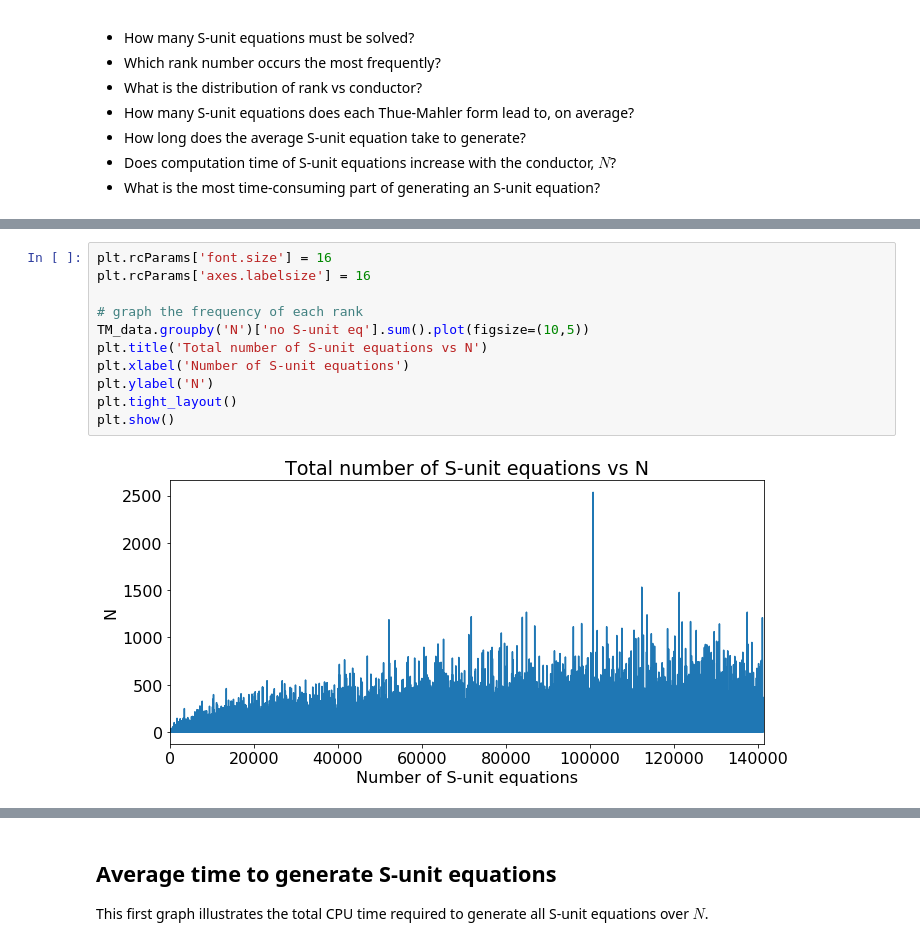
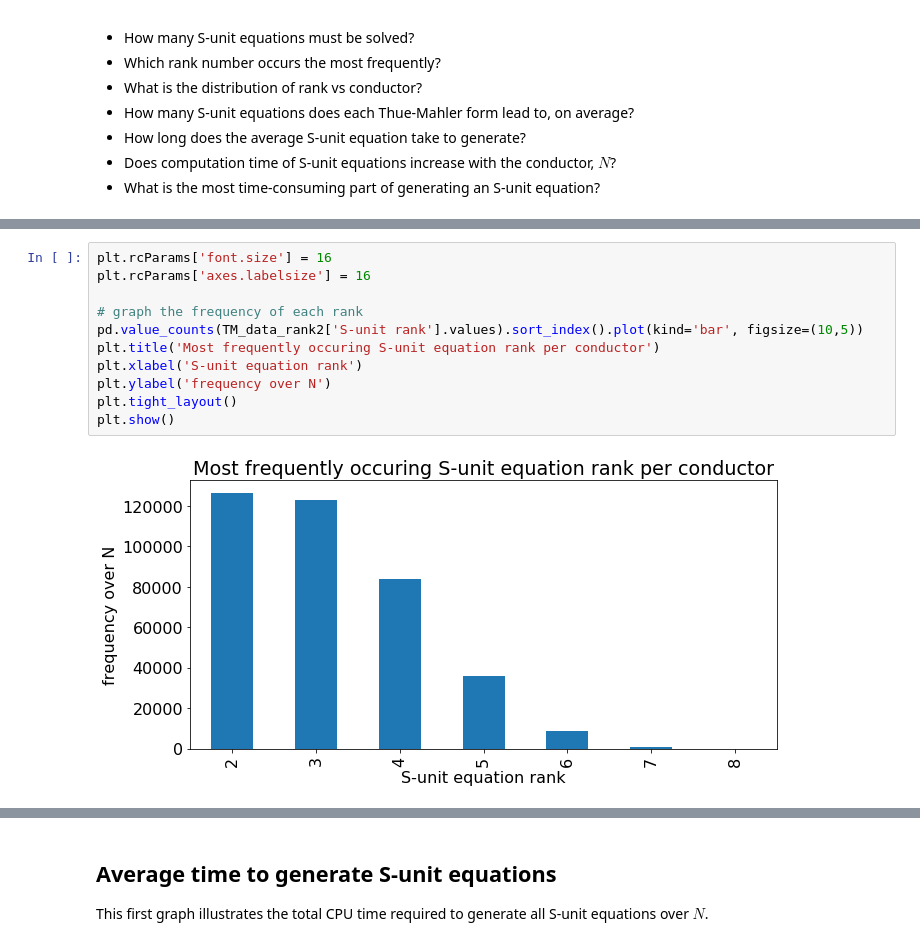
Before and after one commit to adelagherga/ThueMahler, a Jupyter notebook: Code/SUnitEqDataAnalysis.ipynb, the cells around one changed output, grey strips where cells are left out. Cells and saved outputs as stored; diff of their text form.

Commit message:
Further data analysis; still incomplete

```diff
--- a/Code/SUnitEqDataAnalysis.ipynb
+++ b/Code/SUnitEqDataAnalysis.ipynb
@@ -507,13 +599,13 @@ plt.show()
 # %%
 plt.rcParams['font.size'] = 16
 plt.rcParams['axes.labelsize'] = 16
 
 # graph the frequency of each rank
-TM_data.groupby('N')['no S-unit eq'].sum().plot(figsize=(10,5))
-plt.title('Total number of S-unit equations vs N')
-plt.xlabel('Number of S-unit equations')
-plt.ylabel('N')
+pd.value_counts(TM_data_rank2['S-unit rank'].values).sort_index().plot(kind='bar', figsize=(10,5))
+plt.title('Most frequently occuring S-unit equation rank per conductor')
+plt.xlabel('S-unit equation rank')
+plt.ylabel('frequency over N')
 plt.tight_layout()
 plt.show()
 # %% [output]
-[figure, old version]
+[figure, new version]
```
Also changed, not shown: parts of 44 cells of this notebook, 2 other files.
